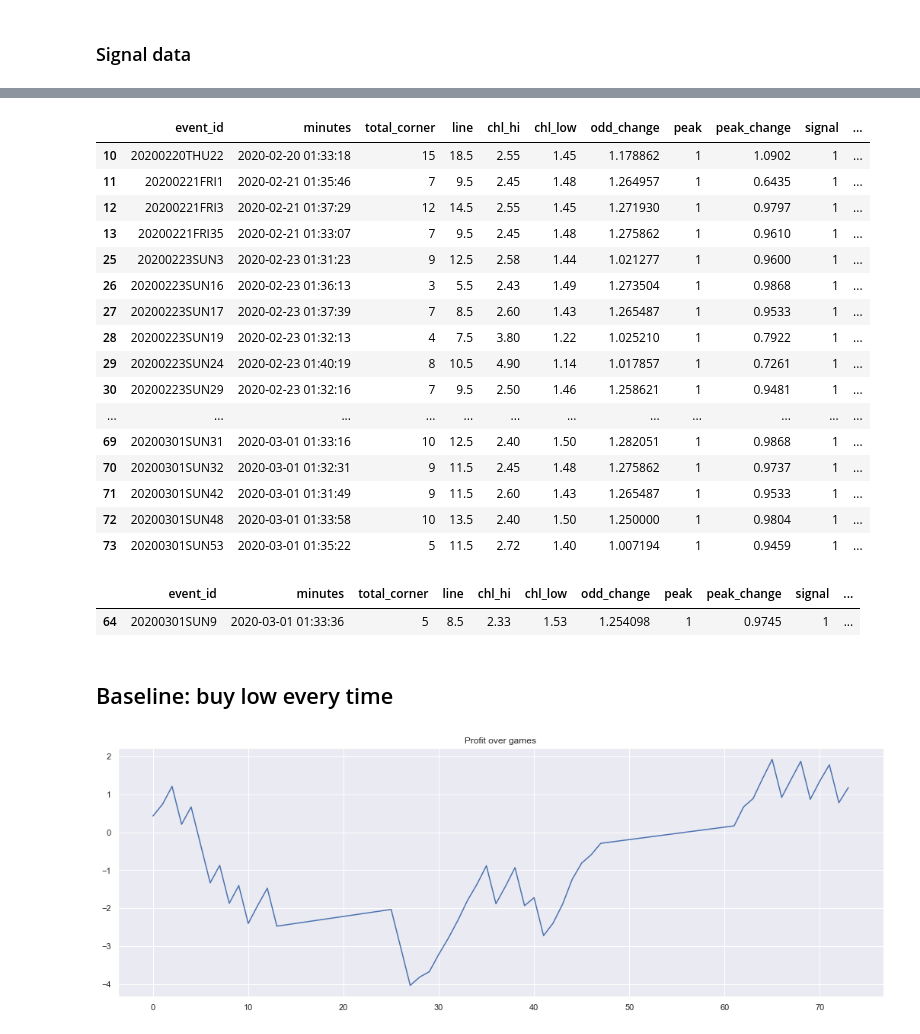
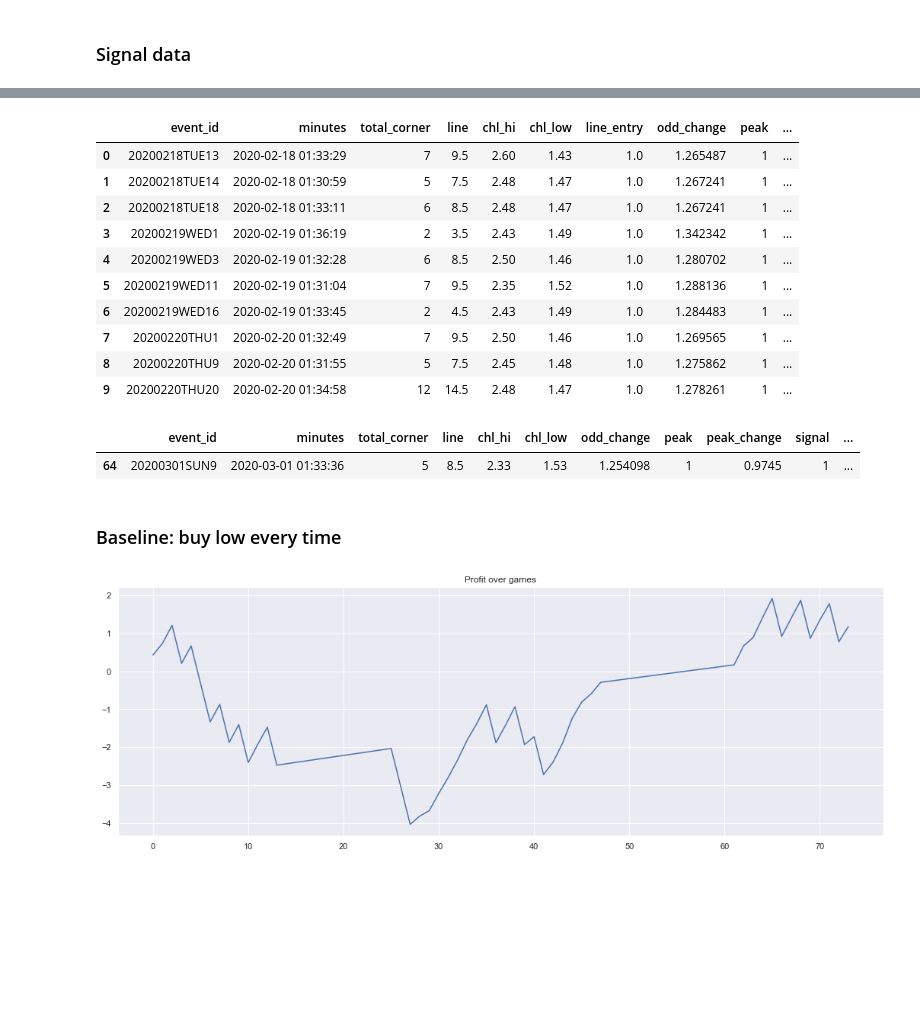
Before and after one commit to tysonwu/odds-crawl-app, a Jupyter notebook: development/data_collection/signal analysis.ipynb, the cells around one changed output, grey strips where cells are left out. Cells and saved outputs as stored; diff of their text form; code cells hidden in the pictures; blank space fills up the shorter version.

```diff
--- a/development/data_collection/signal analysis.ipynb
+++ b/development/data_collection/signal analysis.ipynb
@@ -36,30 +17,24 @@ signals.graph_profit(signal)
 # %%
-signal.tail(40)
+signal.tail(10)
 # %% [output]
-|  | event_id | minutes | total_corner | line | chl_hi | chl_low | odd_change | peak | peak_change | signal | ... |
-| 10 | 20200220THU22 | 2020-02-20 01:33:18 | 15 | 18.5 | 2.55 | 1.45 | 1.178862 | 1 | 1.0902 | 1 | ... |
-| 11 | 20200221FRI1 | 2020-02-21 01:35:46 | 7 | 9.5 | 2.45 | 1.48 | 1.264957 | 1 | 0.6435 | 1 | ... |
-| 12 | 20200221FRI3 | 2020-02-21 01:37:29 | 12 | 14.5 | 2.55 | 1.45 | 1.271930 | 1 | 0.9797 | 1 | ... |
-| 13 | 20200221FRI35 | 2020-02-21 01:33:07 | 7 | 9.5 | 2.45 | 1.48 | 1.275862 | 1 | 0.9610 | 1 | ... |
-| 25 | 20200223SUN3 | 2020-02-23 01:31:23 | 9 | 12.5 | 2.58 | 1.44 | 1.021277 | 1 | 0.9600 | 1 | ... |
-| 26 | 20200223SUN16 | 2020-02-23 01:36:13 | 3 | 5.5 | 2.43 | 1.49 | 1.273504 | 1 | 0.9868 | 1 | ... |
-| 27 | 20200223SUN17 | 2020-02-23 01:37:39 | 7 | 8.5 | 2.60 | 1.43 | 1.265487 | 1 | 0.9533 | 1 | ... |
-| 28 | 20200223SUN19 | 2020-02-23 01:32:13 | 4 | 7.5 | 3.80 | 1.22 | 1.025210 | 1 | 0.7922 | 1 | ... |
-| 29 | 20200223SUN24 | 2020-02-23 01:40:19 | 8 | 10.5 | 4.90 | 1.14 | 1.017857 | 1 | 0.7261 | 1 | ... |
-| 30 | 20200223SUN29 | 2020-02-23 01:32:16 | 7 | 9.5 | 2.50 | 1.46 | 1.258621 | 1 | 0.9481 | 1 | ... |
-| ... | ... | ... | ... | ... | ... | ... | ... | ... | ... | ... | ... |
-| 69 | 20200301SUN31 | 2020-03-01 01:33:16 | 10 | 12.5 | 2.40 | 1.50 | 1.282051 | 1 | 0.9868 | 1 | ... |
-| 70 | 20200301SUN32 | 2020-03-01 01:32:31 | 9 | 11.5 | 2.45 | 1.48 | 1.275862 | 1 | 0.9737 | 1 | ... |
-| 71 | 20200301SUN42 | 2020-03-01 01:31:49 | 9 | 11.5 | 2.60 | 1.43 | 1.265487 | 1 | 0.9533 | 1 | ... |
-| 72 | 20200301SUN48 | 2020-03-01 01:33:58 | 10 | 13.5 | 2.40 | 1.50 | 1.250000 | 1 | 0.9804 | 1 | ... |
-| 73 | 20200301SUN53 | 2020-03-01 01:35:22 | 5 | 11.5 | 2.72 | 1.40 | 1.007194 | 1 | 0.9459 | 1 | ... |
+|  | event_id | minutes | total_corner | line | chl_hi | chl_low | line_entry | odd_change | peak | ... |
+| 0 | 20200218TUE13 | 2020-02-18 01:33:29 | 7 | 9.5 | 2.60 | 1.43 | 1.0 | 1.265487 | 1 | ... |
+| 1 | 20200218TUE14 | 2020-02-18 01:30:59 | 5 | 7.5 | 2.48 | 1.47 | 1.0 | 1.267241 | 1 | ... |
+| 2 | 20200218TUE18 | 2020-02-18 01:33:11 | 6 | 8.5 | 2.48 | 1.47 | 1.0 | 1.267241 | 1 | ... |
+| 3 | 20200219WED1 | 2020-02-19 01:36:19 | 2 | 3.5 | 2.43 | 1.49 | 1.0 | 1.342342 | 1 | ... |
+| 4 | 20200219WED3 | 2020-02-19 01:32:28 | 6 | 8.5 | 2.50 | 1.46 | 1.0 | 1.280702 | 1 | ... |
+| 5 | 20200219WED11 | 2020-02-19 01:31:04 | 7 | 9.5 | 2.35 | 1.52 | 1.0 | 1.288136 | 1 | ... |
+| 6 | 20200219WED16 | 2020-02-19 01:33:45 | 2 | 4.5 | 2.43 | 1.49 | 1.0 | 1.284483 | 1 | ... |
+| 7 | 20200220THU1 | 2020-02-20 01:32:49 | 7 | 9.5 | 2.50 | 1.46 | 1.0 | 1.269565 | 1 | ... |
+| 8 | 20200220THU9 | 2020-02-20 01:31:55 | 5 | 7.5 | 2.45 | 1.48 | 1.0 | 1.275862 | 1 | ... |
+| 9 | 20200220THU20 | 2020-02-20 01:34:58 | 12 | 14.5 | 2.48 | 1.47 | 1.0 | 1.278261 | 1 | ... |
 # %%
 signal[signal.event_id == '20200301SUN9']
 # %% [output]
 |  | event_id | minutes | total_corner | line | chl_hi | chl_low | odd_change | peak | peak_change | signal | ... |
 | 64 | 20200301SUN9 | 2020-03-01 01:33:36 | 5 | 8.5 | 2.33 | 1.53 | 1.254098 | 1 | 0.9745 | 1 | ... |
 # %% [markdown]
-## Baseline: buy low every time
+### Baseline: buy low every time
 # %%
 signal['signal'] = 1 # override
 signal['correct_prediction'] = np.where(signal.signal == signal.actual_result, 1, 0)
```
Also changed, not shown: parts of 32 cells of this notebook, 2 other files.
